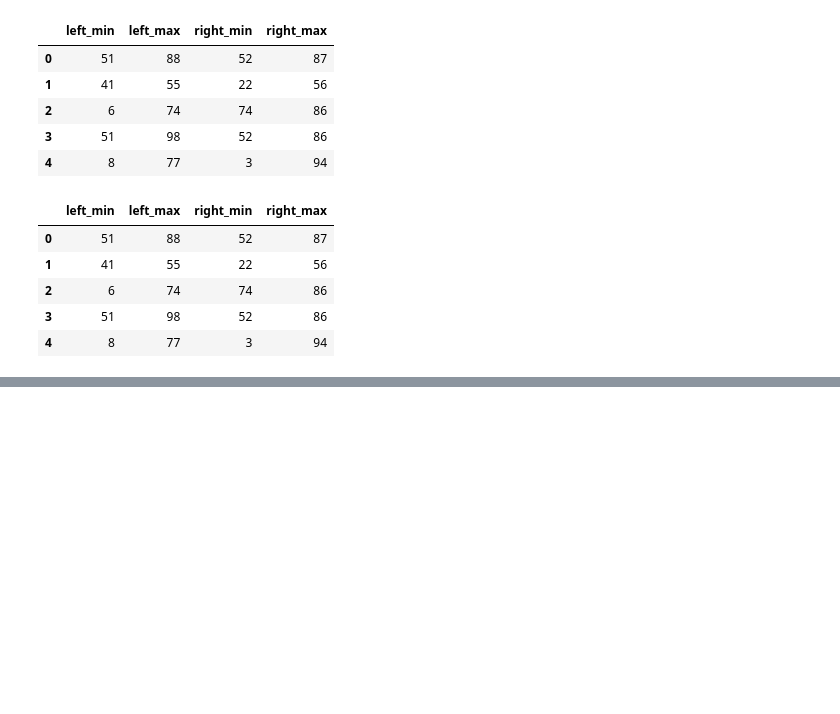
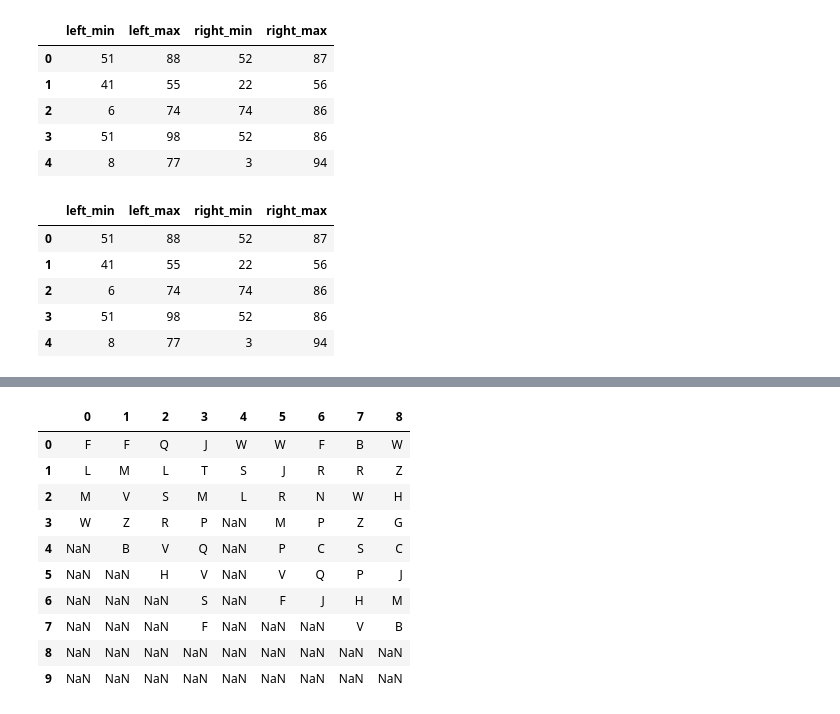
Before and after one commit to tdpetrou/Advent-of-Code-Pandas, a Jupyter notebook: 2022/Problems.ipynb, the cells around one changed output, grey strips where cells are left out. Saved outputs shown, nothing was run; the diff lists cells and outputs as text; code cells hidden in the pictures; blank space fills up the shorter version.

```diff
--- a/2022/Problems.ipynb
+++ b/2022/Problems.ipynb
@@ -405,0 +587,14 @@ df.query('not (left_max < right_min or right_max < left_min)')
+# %%
+df_crates.head(10)
+# %% [output]
+|  | 0 | 1 | 2 | 3 | 4 | 5 | 6 | 7 | 8 |
+| 0 | F | F | Q | J | W | W | F | B | W |
+| 1 | L | M | L | T | S | J | R | R | Z |
+| 2 | M | V | S | M | L | R | N | W | H |
+| 3 | W | Z | R | P | NaN | M | P | Z | G |
+| 4 | NaN | B | V | Q | NaN | P | C | S | C |
+| 5 | NaN | NaN | H | V | NaN | V | Q | P | J |
+| 6 | NaN | NaN | NaN | S | NaN | F | J | H | M |
+| 7 | NaN | NaN | NaN | F | NaN | NaN | NaN | V | B |
+| 8 | NaN | NaN | NaN | NaN | NaN | NaN | NaN | NaN | NaN |
+| 9 | NaN | NaN | NaN | NaN | NaN | NaN | NaN | NaN | NaN |
```
Also changed, not shown: parts of 56 cells of this notebook, 2 other files.
